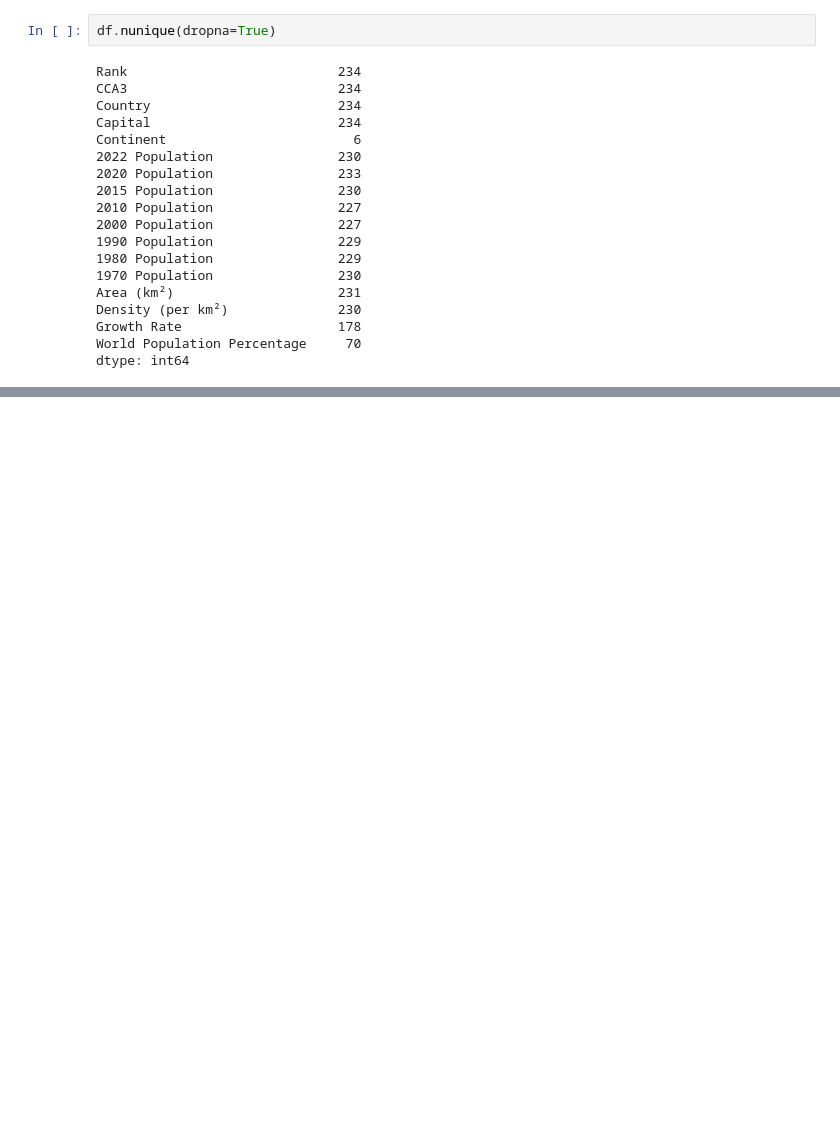
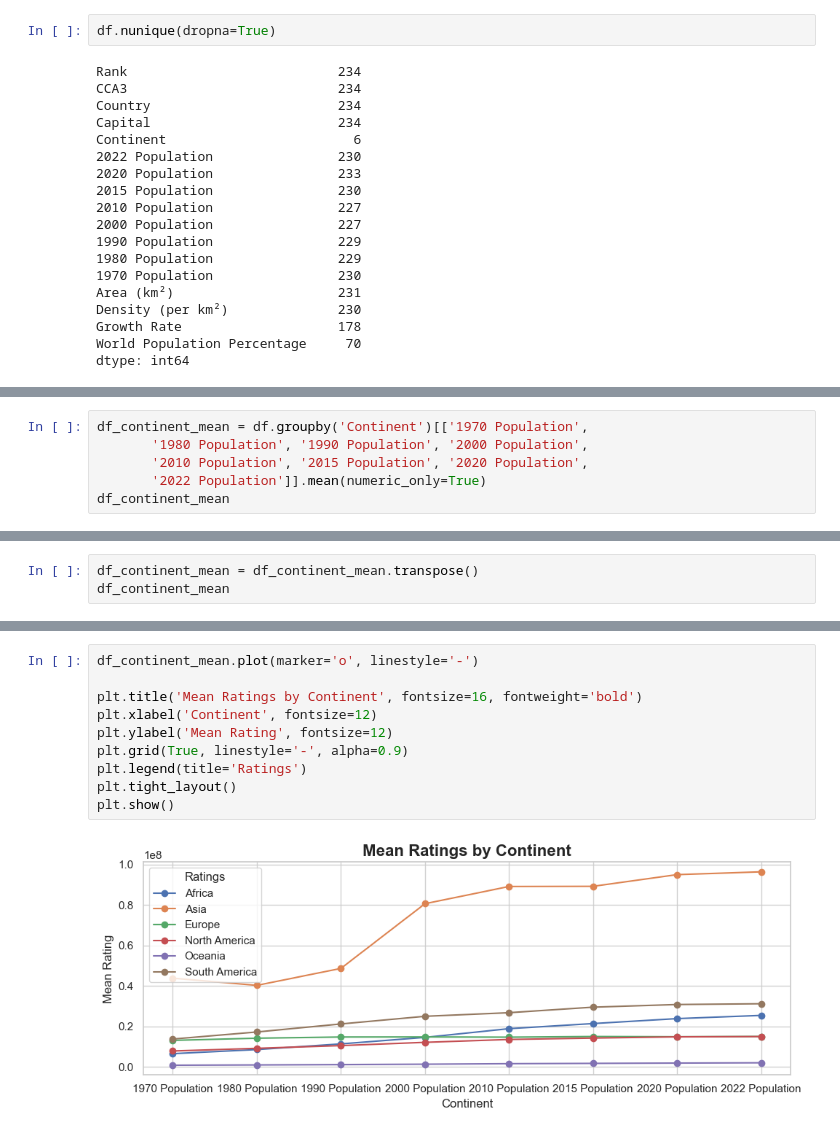
Before and after one commit to andiishak67/Data_cleansing-and-EDA-with-pandas, a Jupyter notebook: Exploratory Data Analysis Using Pandas.ipynb, the cells around one changed output, grey strips where cells are left out. Drawn from its saved outputs; the diff is of its cells as text; blank space fills up the shorter version.

```diff
--- a/Exploratory Data Analysis Using Pandas.ipynb
+++ b/Exploratory Data Analysis Using Pandas.ipynb
@@ -171,0 +176,6 @@ AttributeError: 'Series' object has no attribute 'str_contains'
+# %%
+df_continent_mean = df.groupby('Continent')[['1970 Population',
+       '1980 Population', '1990 Population', '2000 Population',
+       '2010 Population', '2015 Population', '2020 Population',
+       '2022 Population']].mean(numeric_only=True)
+df_continent_mean
@@ -171,0 +191,3 @@ AttributeError: 'Series' object has no attribute 'str_contains'
+# %%
+df_continent_mean = df_continent_mean.transpose()
+df_continent_mean
@@ -171,0 +204,12 @@ AttributeError: 'Series' object has no attribute 'str_contains'
+# %%
+df_continent_mean.plot(marker='o', linestyle='-')
+
+plt.title('Mean Ratings by Continent', fontsize=16, fontweight='bold')
+plt.xlabel('Continent', fontsize=12)
+plt.ylabel('Mean Rating', fontsize=12)
+plt.grid(True, linestyle='-', alpha=0.9)
+plt.legend(title='Ratings')
+plt.tight_layout()
+plt.show()
+# %% [output]
+[figure, added]
```
Also changed, not shown: parts of 5 cells of this notebook.
